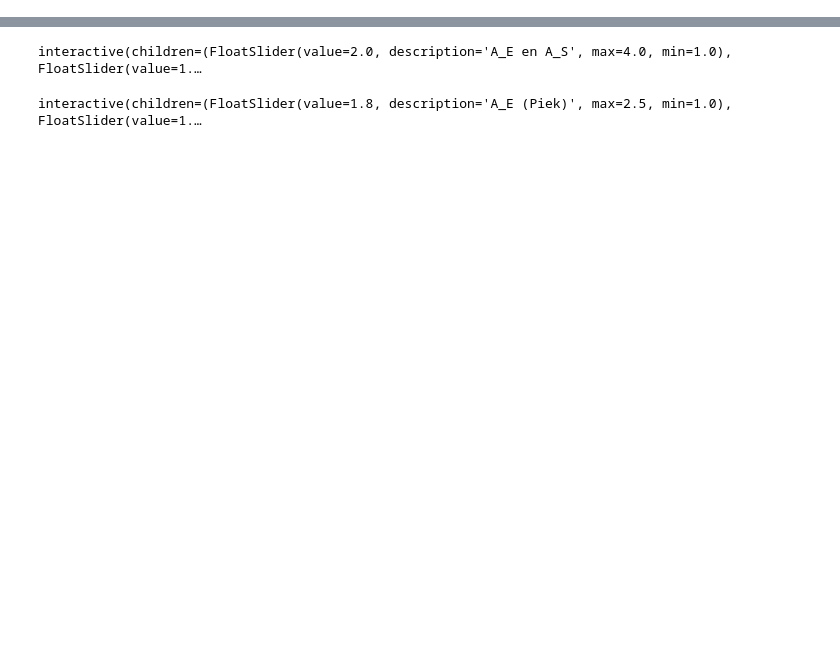
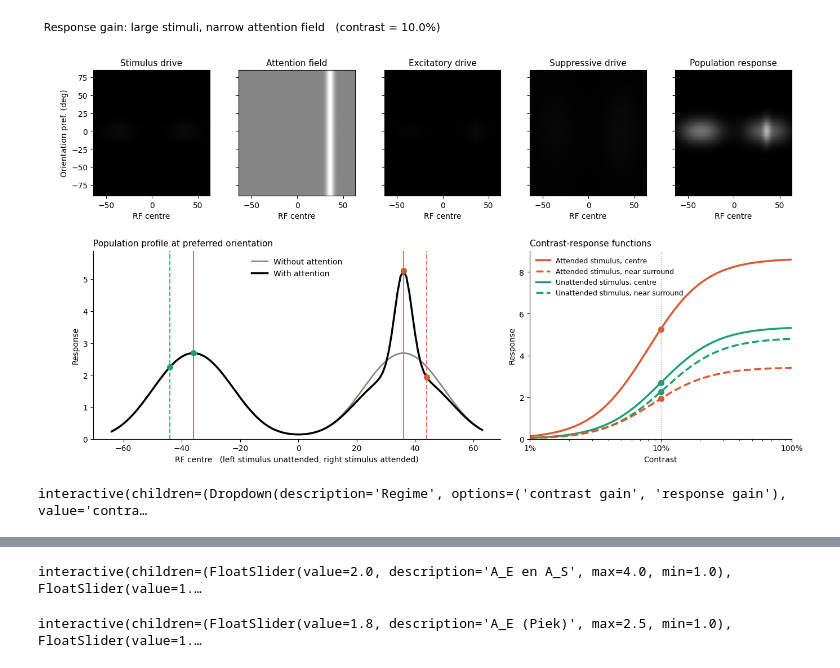
Before and after one commit to WouterKroot/Normalization_NP, a Jupyter notebook: Normalization_tutorial.ipynb, the cells around one changed output, grey strips where cells are left out. Saved outputs shown, nothing was run; the diff lists cells and outputs as text; code cells hidden in the pictures; blank space fills up the shorter version.

```diff
--- a/Normalization_tutorial.ipynb
+++ b/Normalization_tutorial.ipynb
@@ -18,0 +253,15 @@ plt.plot(x, y)
+# %%
+plot_regime("response gain", contrast=0.1)
+# %% [output]
+[figure, added]
+# %%
+try:
+    from ipywidgets import interact, Dropdown, FloatLogSlider
+    interact(plot_regime,
+             name=Dropdown(options=list(REGIMES), value="contrast gain", description="Regime"),
+             contrast=FloatLogSlider(value=0.1, base=10, min=-2, max=0, step=0.05,
+                                     description="Contrast", continuous_update=False))
+except ImportError:
+    print("ipywidgets not installed - use plot_regime(name, contrast) directly.")
+# %% [output]
+interactive(children=(Dropdown(description='Regime', options=('contrast gain', 'response gain'), value='contra…
```
Also changed, not shown: parts of 19 cells of this notebook.
